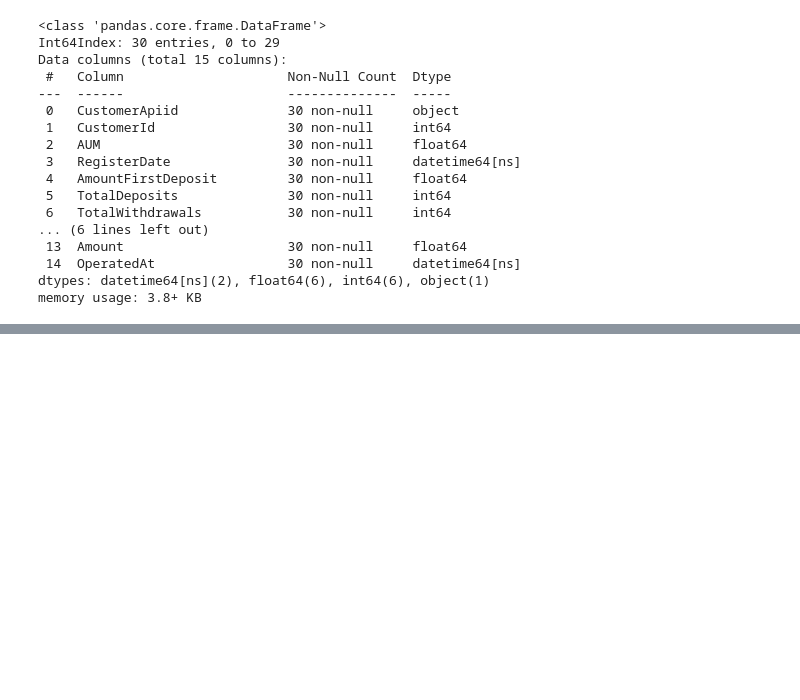
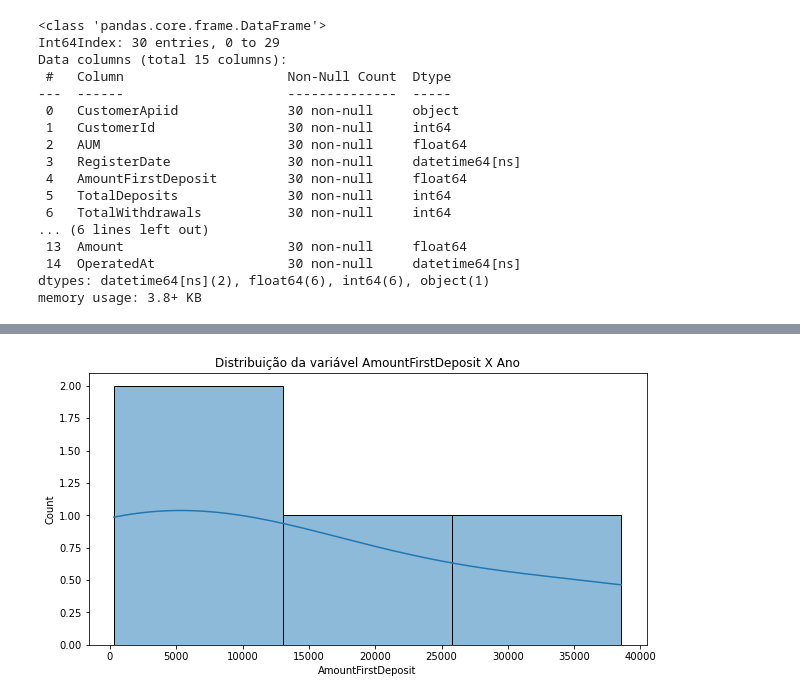
Before and after one commit to allanacardoso/warren, a Jupyter notebook: data/Análise_warren.ipynb, the cells around one changed output, grey strips where cells are left out. Drawn from its saved outputs; the diff is of its cells as text; code cells hidden in the pictures; blank space fills up the shorter version.

```diff
--- a/data/Análise_warren.ipynb
+++ b/data/Análise_warren.ipynb
@@ -187,6 +222,3 @@ Data columns (total 15 columns):
  14  OperatedAt                 30 non-null     datetime64[ns]
 dtypes: datetime64[ns](2), float64(6), int64(6), object(1)
 memory usage: 3.8+ KB
-# %%
-#Dropando a coluna de index
-df_client = df_client.drop(columns=['index'])
@@ -199,6 +232,13 @@ o valor total de entrada é 35850.0
 # %%
-#Criando a coluna Month
+#Criando a coluna Month para guardar o registro de mês de cadastro do cliente
+
 df_client['Month'] = pd.to_datetime(df_client['RegisterDate']).dt.month
 df_client.head()
+
+
+#Criando a coluna Year para guardar o registro de ano de cadastro do cliente
+
+df_client['Year'] = pd.to_datetime(df_client['RegisterDate']).dt.year
+df_client.head()
 # %% [output]
 |  | CustomerApiid | CustomerId | AUM | RegisterDate | AmountFirstDeposit | TotalDeposits | TotalWithdrawals | ... |
@@ -283,0 +263,6 @@ Name: CustomerId, Length: 1000, dtype: int64
+# %%
+#Agrupamento do valor de entrada por ano
+df_entrada = df_client.groupby(by=["Year"]).sum('AmountFirstDeposit').reset_index()
+df_entrada['AmountFirstDeposit'] = df_entrada['AmountFirstDeposit'].astype(int)
+df_entrada['Year'] = df_entrada['Year'].astype(int)
+df_entrada
@@ -283,0 +275,3 @@ Name: CustomerId, Length: 1000, dtype: int64
+# %%
+df_entrada = df_entrada.drop(columns=['CustomerId', 'AUM', 'TotalDeposits', 'TotalWithdrawals', 'MonthlyIncome', 'Age', 'FinancialInvestmentsValue', 'ComputedRiskTolerance', 'Id', 'Direction', 'Amount', 'Month'])
+df_entrada.head()
@@ -283,0 +284,7 @@ Name: CustomerId, Length: 1000, dtype: int64
+# %%
+plt.figure(figsize=(10,5))
+sns.histplot(data=df_entrada, x="AmountFirstDeposit", kde=True)
+plt.title('Distribuição da variável AmountFirstDeposit X Ano')
+plt.show()
+# %% [output]
+[figure, added]
```
Also changed, not shown: parts of 45 cells of this notebook.
